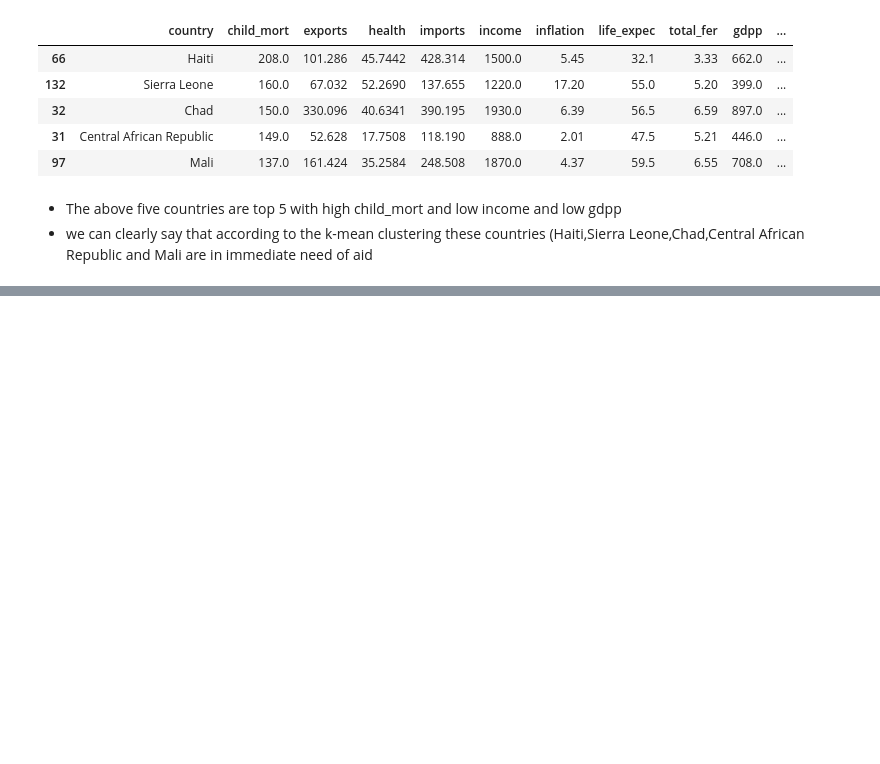
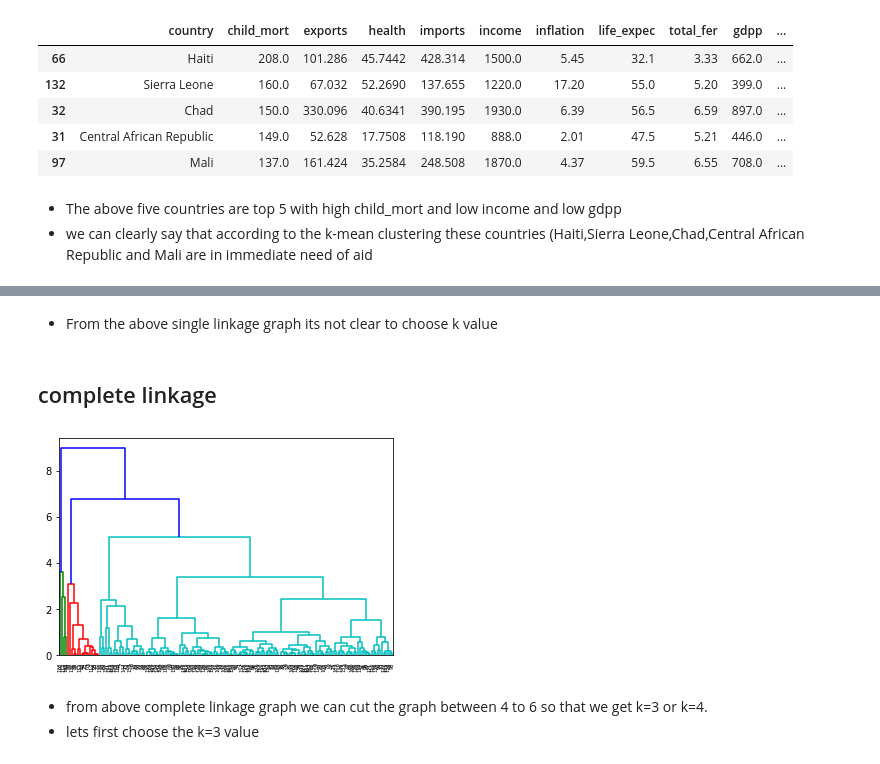
Before and after one commit to Arch0/Analysis-of-country-dataset-, a Jupyter notebook: Untitled1.ipynb, the cells around one changed output, grey strips where cells are left out. Saved outputs shown, nothing was run; the diff lists cells and outputs as text; code cells hidden in the pictures; blank space fills up the shorter version.

```diff
--- a/Untitled1.ipynb
+++ b/Untitled1.ipynb
@@ -382,0 +402,13 @@ df.kmean[df.kmean['label'] ==1].sort_values(by = ['child_mort','gdpp','income'],
+# %% [markdown]
+* From the above single linkage graph its not clear to choose k value
+# %% [markdown]
+## complete linkage
+# %%
+mergings = linkage(df2, method="complete", metric='euclidean')
+dendrogram(mergings)
+plt.show()
+# %% [output]
+[figure, added]
+# %% [markdown]
+* from above complete linkage graph we can cut the graph between 4 to 6 so that we get k=3 or k=4.
+* lets first choose the k=3 value
```
Also changed, not shown: parts of 4 cells of this notebook.
